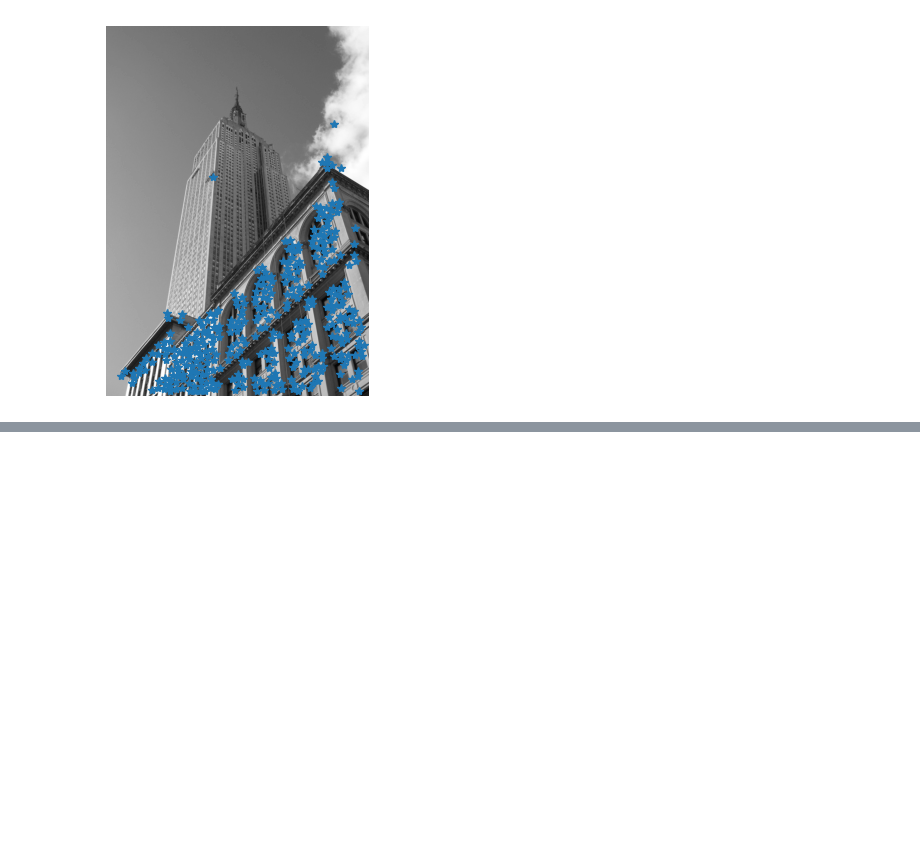
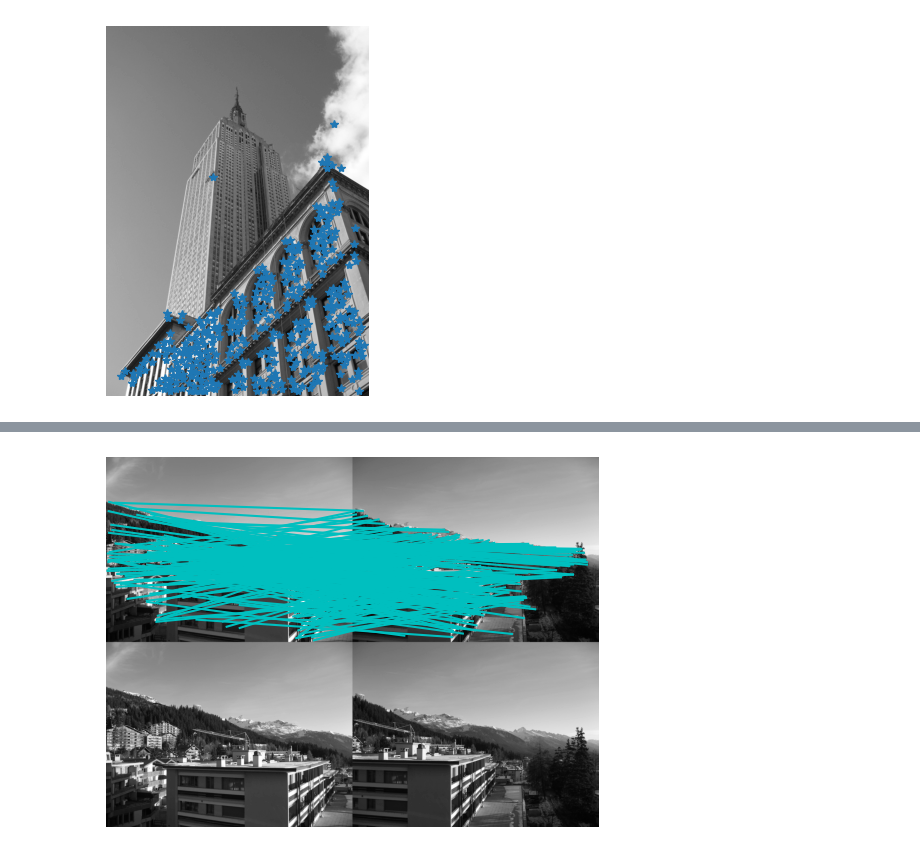
Before and after one commit to joelsnz/computer-vision, a Jupyter notebook: 2_image_descriptors/2_2_SIFT.ipynb, the cells around one changed output, grey strips where cells are left out. Saved outputs shown, nothing was run; the diff lists cells and outputs as text; code cells hidden in the pictures; blank space fills up the shorter version.

```diff
--- a/2_image_descriptors/2_2_SIFT.ipynb
+++ b/2_image_descriptors/2_2_SIFT.ipynb
@@ -34,0 +51,6 @@ plot_harris_points(im1, filtered_coords)
+# %%
+matches = match_twosided(l1, l2)
+# %%
+plot_matches(im1, im2, l1, l2, matches)
+# %% [output]
+[figure, added]
```
Also changed, not shown: parts of 5 cells of this notebook, 1 other file.
